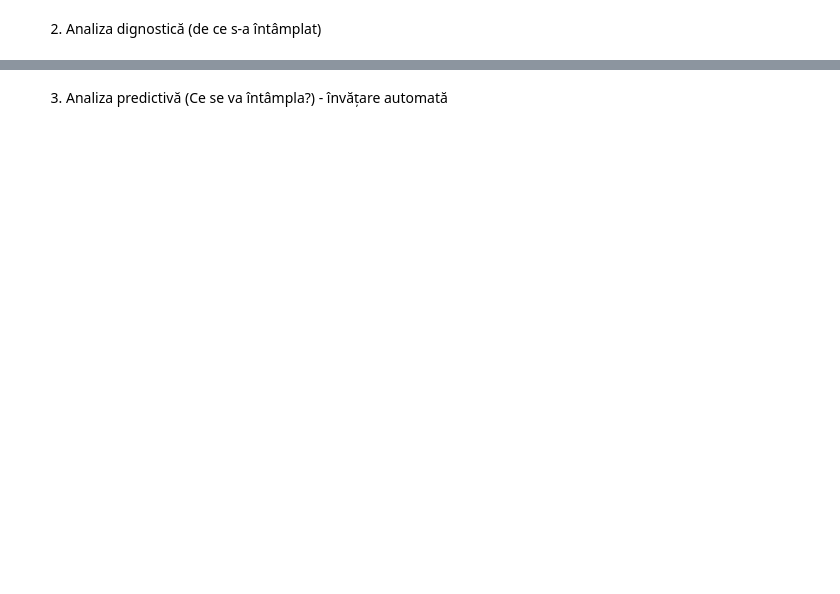
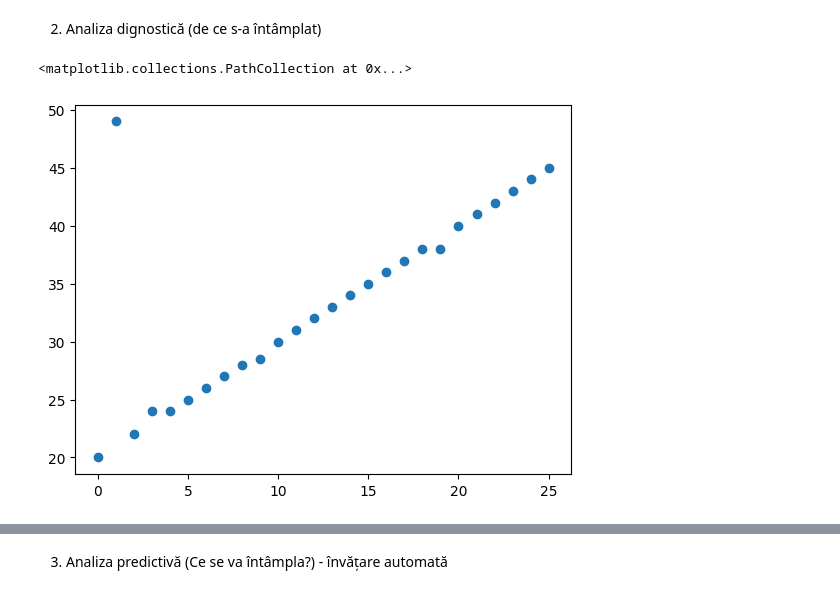
Before and after one commit to sojog/IOT-ADR-11-12-decembrie-2025, a Jupyter notebook: Device_IOT/Server/04.analiza_date.ipynb, the cells around one changed output, grey strips where cells are left out. Drawn from its saved outputs; the diff is of its cells as text; code cells hidden in the pictures; blank space fills up the shorter version.

```diff
--- a/Device_IOT/Server/04.analiza_date.ipynb
+++ b/Device_IOT/Server/04.analiza_date.ipynb
@@ -39,2 +92,7 @@ df.describe()
 # %% [markdown]
 2. Analiza dignostică (de ce s-a întâmplat)
+# %%
+plt.scatter(df.index, df["temperatura"])
+# %% [output]
+<matplotlib.collections.PathCollection at 0x...>
+[figure, added]
```
Also changed, not shown: parts of 23 cells of this notebook, 6 other files.
